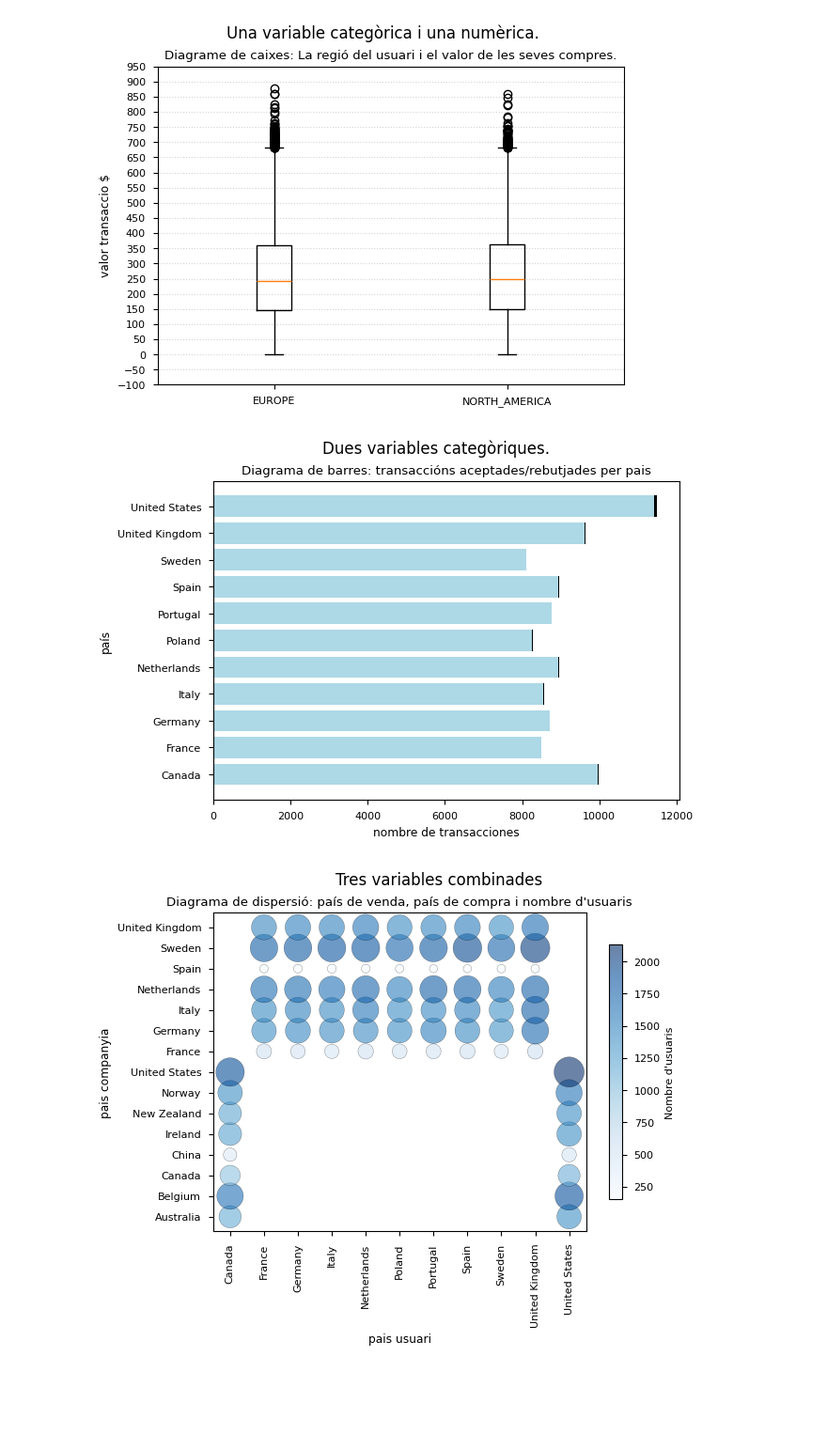
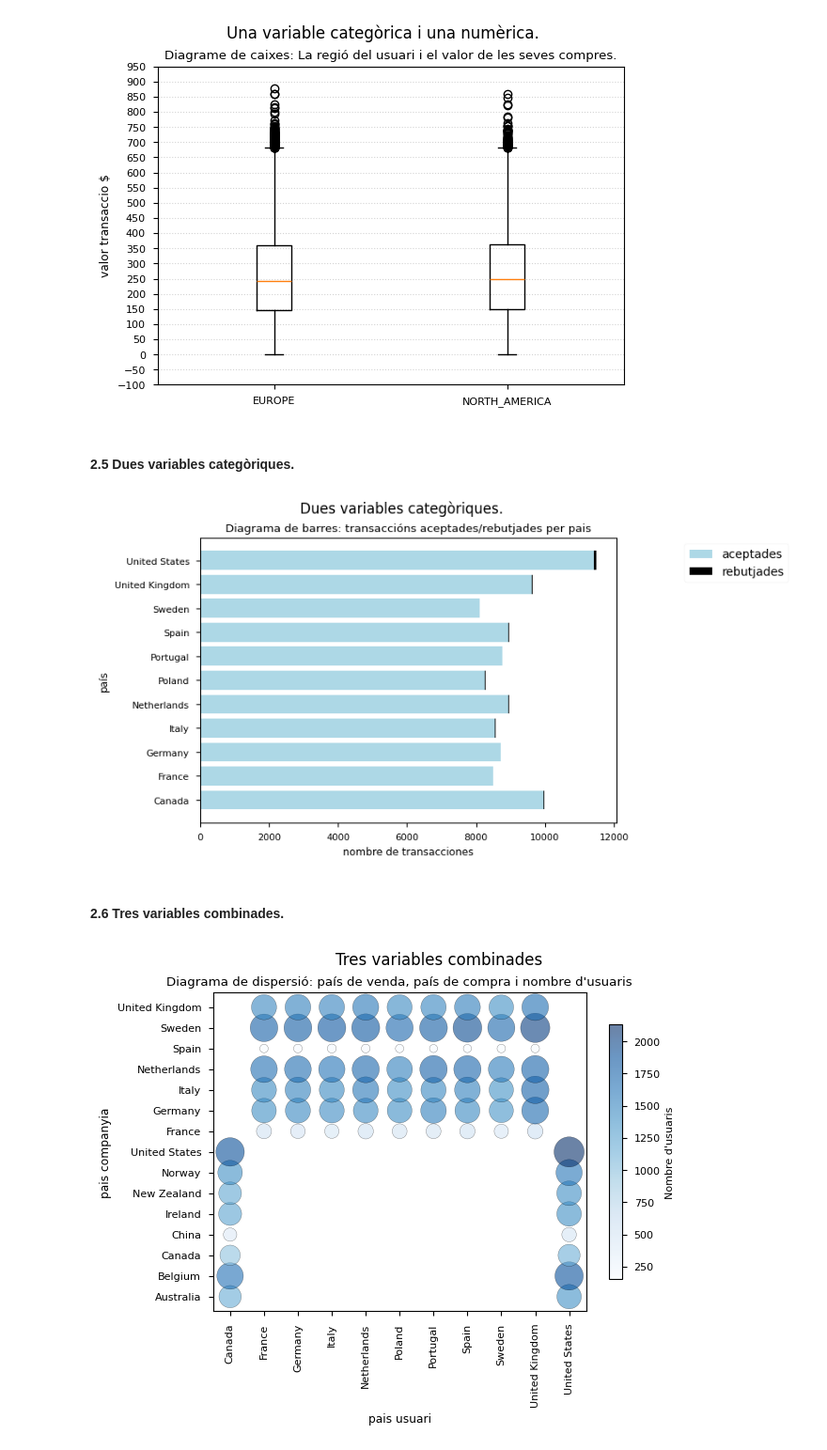
Before and after one commit to raulmabcn/DataAnalyst, a Jupyter notebook: Specialization/PythonVisualData/S1101_PB.ipynb, the cells around one changed output. Shown at 94% size. Saved outputs shown, nothing was run; the diff lists cells and outputs as text; code cells hidden in the pictures; blank space fills up the shorter version.

```diff
--- a/Specialization/PythonVisualData/S1101_PB.ipynb
+++ b/Specialization/PythonVisualData/S1101_PB.ipynb
@@ -219,33 +228,39 @@ plt.show()
 plt.close()
 # %% [output]
 [figure]
+# %% [markdown]
+#### 2.5 Dues variables categòriques.
 # %%
 # El código entre estos comentarios es para que funcione en Jupyter
 # No se usa en PowerBi
 # --- Begin ---
-dataset = pd.merge(df_transaction[['id','user_id','declined']], df_user[['id','country']], left_on='user_id', right_on='id', how='inner'
+dataset = pd.merge( df_transaction[['id','user_id','declined']], df_user[['id','country']], left_on='user_id', right_on='id', how='inner'
                    ).rename( columns={'id_x':'id'} )
 
 # --- End ---
 
 
 import matplotlib.pyplot as plt
-plt.style.use("seaborn-v0_8-paper")
+plt.style.use( "seaborn-v0_8-paper" )
 
-dataset = dataset.pivot_table( index='country', columns='declined', values='id', aggfunc='count')
+dataset = dataset.pivot_table( index='country', columns='declined', values='id', aggfunc='count' )
 
-plt.suptitle("Dues variables categòriques. ")
+plt.suptitle( "Dues variables categòriques." )
 plt.title( "Diagrama de barres: transaccións aceptades/rebutjades per pais" )
 
-plt.barh(dataset.index, dataset[0], color='lightblue', label='aceptades')
-plt.barh(dataset.index, dataset[1], left=dataset[0],color='black', label='rebutjades')
+plt.barh( dataset.index, dataset[0], color='lightblue', label='aceptades' )
+plt.barh( dataset.index, dataset[1], left=dataset[0],color='black', label='rebutjades' )
 
-plt.ylabel("país")
-plt.xlabel("nombre de transacciones")
+plt.legend( loc='best', bbox_to_anchor=(1.15, 1.0), frameon=True, facecolor='white', edgecolor='#e0e0e0', fontsize=10 )
+
+plt.ylabel( "país" )
+plt.xlabel( "nombre de transacciones" )
 plt.show()
 plt.close()
 # %% [output]
-[figure, old version]
+[figure, new version]
+# %% [markdown]
+#### 2.6 Tres variables combinades.
 # %%
 # El código entre estos comentarios es para que funcione en Jupyter
 # No se usa en PowerBi
```
Also changed, not shown: parts of 13 cells of this notebook, 2 other files.
